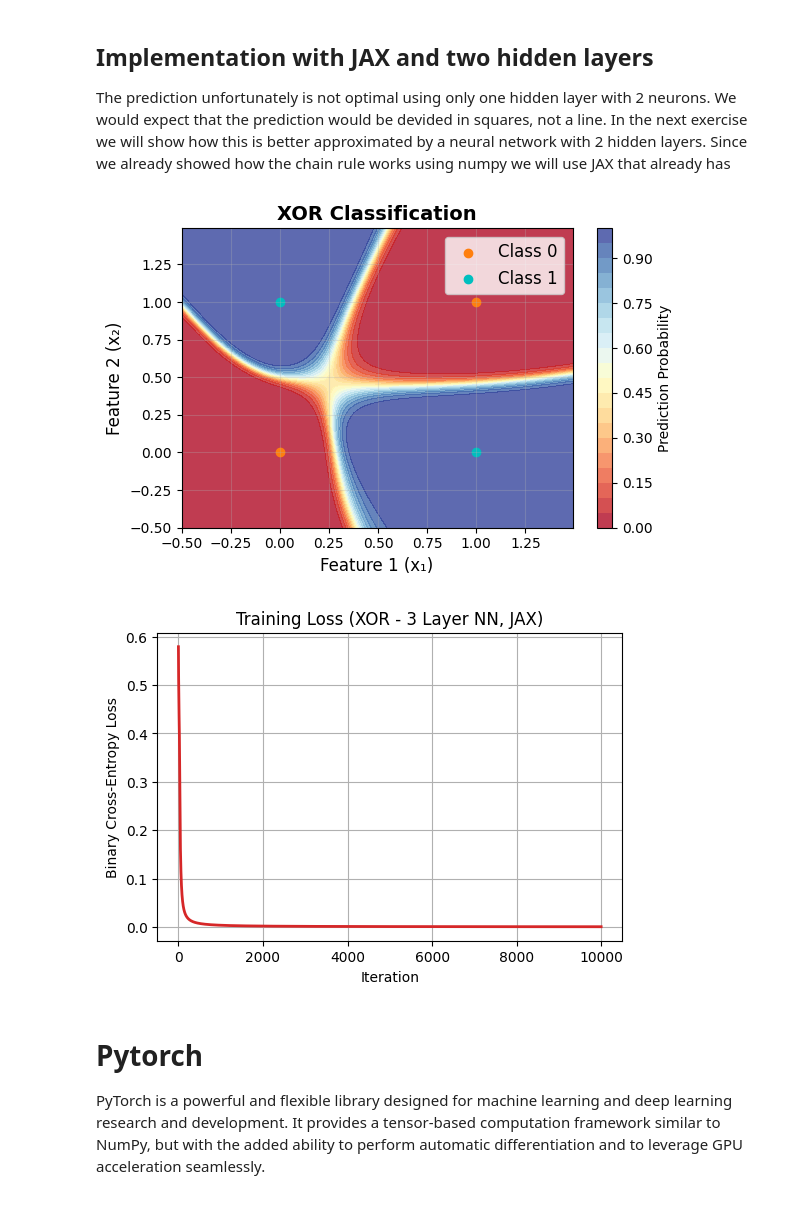
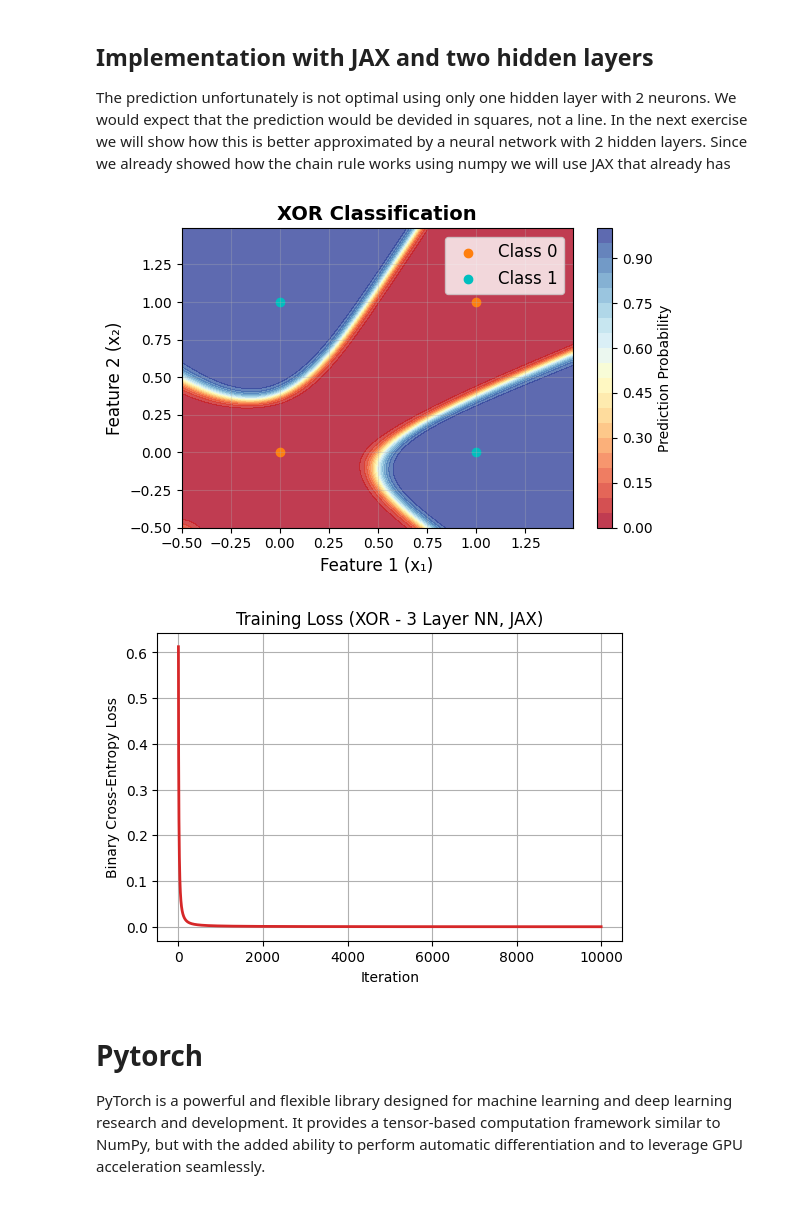
Before and after one commit to faressc/dl4ad, a Jupyter notebook: notebooks/03-perceptrons.ipynb, the cells around one changed output. Saved outputs shown, nothing was run; the diff lists cells and outputs as text; code cells hidden in the pictures.

```diff
--- a/notebooks/03-perceptrons.ipynb
+++ b/notebooks/03-perceptrons.ipynb
@@ -199,7 +197,7 @@ def model(X, params):
     W_1, b_1, W_2, b_2 = params
     z_1 = X @ W_1 + b_1
     h = np.tanh(z_1)  # Hidden layer activations
-    z_2 = h @ W_2.T + b_2
+    z_2 = h @ W_2 + b_2
     Y_pred = sigmoid(z_2)  # Output layer activations
     return h, Y_pred ## oder y_pred?
 
@@ -212,7 +210,7 @@ def binary_cross_entropy_loss(Y, Y_pred):
     return -np.mean(Y * np.log(Y_pred) + (1 - Y) * np.log(1 - Y_pred))
 
 
-def binary_cross_entropy_loss_grad(Y, h, Y_pred, W_2, n_samples):
+def binary_cross_entropy_loss_grad(Y, X, Y_pred, h, W_2, n_samples):
 
     # Step 1: Compute δ^(2) = ∂L/∂Z_2
     # Using chain rule: ∂L/∂Z_2 = ∂L/∂Y_pred * ∂Y_pred/∂Z_2
@@ -232,7 +230,7 @@ def binary_cross_entropy_loss_grad(Y, h, Y_pred, W_2, n_samples):
     # So: ∂L/∂W_2 = δ^(2) @ h
 
     # Output layer weight gradient: ∂L/∂W^(L) = δ^(2) @ (h)
-    dW_2 = (delta_2.T @ h)/ n_samples
+    dW_2 = h.T @ delta_2 / n_samples
 
     # Step 3: Compute ∂L/∂b_2
     # Using chain rule: ∂L/∂b_2 = ∂L/∂Z_2 * ∂Z_2/∂b_2
@@ -252,7 +250,7 @@ def binary_cross_entropy_loss_grad(Y, h, Y_pred, W_2, n_samples):
     #         Therefore: ∂Z_2/∂h_1 = W_2
     #
     # so: So: ∂L/∂h_1 = δ^(2) @ W_2^T
-    dh =  delta_2 @ W_2
+    dh =  delta_2 @ W_2.T
 
     # Step 5: Compute δ^(1) = ∂L/∂Z_1
     # Using chain rule: ∂L/∂Z_1 = ∂L/∂h_1 * ∂h_1/∂Z_1
@@ -283,12 +281,14 @@ def binary_cross_entropy_loss_grad(Y, h, Y_pred, W_2, n_samples):
     return dW_2, db_2, dW_1, db_1
 
 def train(X, Y, n_hidden=2, lr=0.1, n_iter=10000):
+    np.random.seed(3)
+
     n_samples, n_features = X.shape
 
     # Initialize weights
-    W_1 = np.random.randn(n_features, n_hidden) * 0.5
+    W_1 = np.random.randn(n_features, n_hidden)
     b_1 = np.zeros((1, n_hidden))
-    W_2 = np.random.randn(1, n_hidden) * 0.5
+    W_2 = np.random.randn(n_hidden, 1)
     b_2 = np.zeros((1, 1))
 
     params = (W_1, b_1, W_2, b_2)
@@ -304,7 +304,7 @@ def train(X, Y, n_hidden=2, lr=0.1, n_iter=10000):
         loss_history.append(loss)
 
 
-        dW_2, db_2, dW_1, db_1 = binary_cross_entropy_loss_grad(Y, h, Y_pred, W_2, n_samples)
+        dW_2, db_2, dW_1, db_1 = binary_cross_entropy_loss_grad(Y, X, Y_pred, h, W_2, n_samples)
 
         # Gradient update
         W_1 -= lr * dW_1
@@ -415,9 +416,9 @@ def train(key, X, Y, n_hidden=2, lr=0.5, n_iter=10000):
 
     # Initialize weights
     k_0, k_1 = random.split(key, 2)
-    W_1 = random.normal(k_0, (n_features, n_hidden)) * 0.5
+    W_1 = random.normal(k_0, (n_features, n_hidden))
     b_1 = jnp.zeros((1, n_hidden))
-    W_2 = random.normal(k_1, (n_hidden, 1)) * 0.5
+    W_2 = random.normal(k_1, (n_hidden, 1))
     b_2 = jnp.zeros((1, 1))
 
     params = (W_1, b_1, W_2, b_2)
@@ -432,7 +433,7 @@ def train(key, X, Y, n_hidden=2, lr=0.5, n_iter=10000):
 
     return params, loss_history
 # %%
-key = random.PRNGKey(2)
+key = random.PRNGKey(3)
 
 params, loss_history = train(key, X, Y, n_hidden=2, lr=0.5, n_iter=20000)
 
@@ -540,14 +541,16 @@ def train(key, X, Y, n_hidden1=4, n_hidden2=4, lr=0.5, n_iter=10000):
 
     return params, loss_history
 # %%
+key = random.PRNGKey(3)
+
 params, loss_history = train(key, X, Y, n_hidden1=6, n_hidden2=4, lr=0.3, n_iter=10000)
 
 # Plot data and fitted line
 x_min, x_max = X[:, 0].min() - 0.5, X[:, 0].max() + 0.5
 y_min, y_max = X[:, 1].min() - 0.5, X[:, 1].max() + 0.5
 h = 0.01  # Step size in the mesh
-xx, yy = np.meshgrid(np.arange(x_min, x_max, s),
-                        np.arange(y_min, y_max, s))
+xx, yy = np.meshgrid(np.arange(x_min, x_max, h),
+                        np.arange(y_min, y_max, h))
 
 # Create input array from mesh grid
 mesh_input = np.c_[xx.ravel(), yy.ravel()]
@@ -558,35 +561,35 @@ _, _, predictions = model(mesh_input, params)
 Z = predictions.reshape(xx.shape)
 
 # Create the plot
 plt.figure(figsize=(6,4))
 
 # Plot decision boundary and regions
 contourf = plt.contourf(xx, yy, Z, levels=20, cmap='RdYlBu', alpha=0.8)
 plt.colorbar(contourf, label='Prediction Probability')
 
 class_0 = X[Y.ravel() == 0]
 class_1 = X[Y.ravel() == 1]
 
 plt.scatter(class_0[:, 0], class_0[:, 1], color="C1", label="Class 0")
 plt.scatter(class_1[:, 0], class_1[:, 1], color="c", label="Class 1")
 
 plt.xlabel('Feature 1 (x₁)', fontsize=12)
 plt.ylabel('Feature 2 (x₂)', fontsize=12)
 plt.title("XOR Classification", fontsize=14, fontweight='bold')
 plt.legend(fontsize=12)
 plt.grid(True, alpha=0.3)
 plt.tight_layout()
 
 plt.figure(figsize=(6,4))
 plt.plot(loss_history, color="C3", lw=2)
 plt.xlabel("Iteration")
 plt.ylabel("Binary Cross-Entropy Loss")
 plt.title("Training Loss (XOR - 3 Layer NN, JAX)")
 plt.grid(True)
 plt.show()
 # %% [output]
-[figure, old version]
+[figure, new version]
-[figure, old version]
+[figure, new version]
 # %% [markdown]
 # Pytorch
 
```
Also changed, not shown: parts of 12 cells of this notebook.
